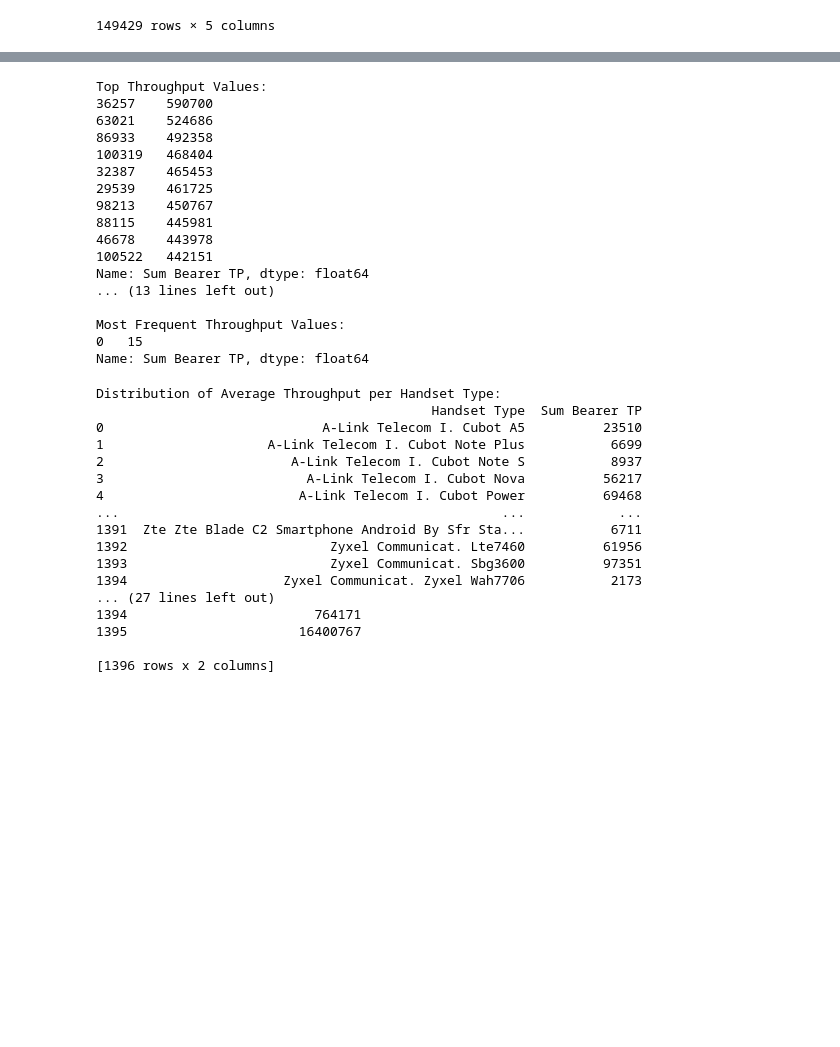
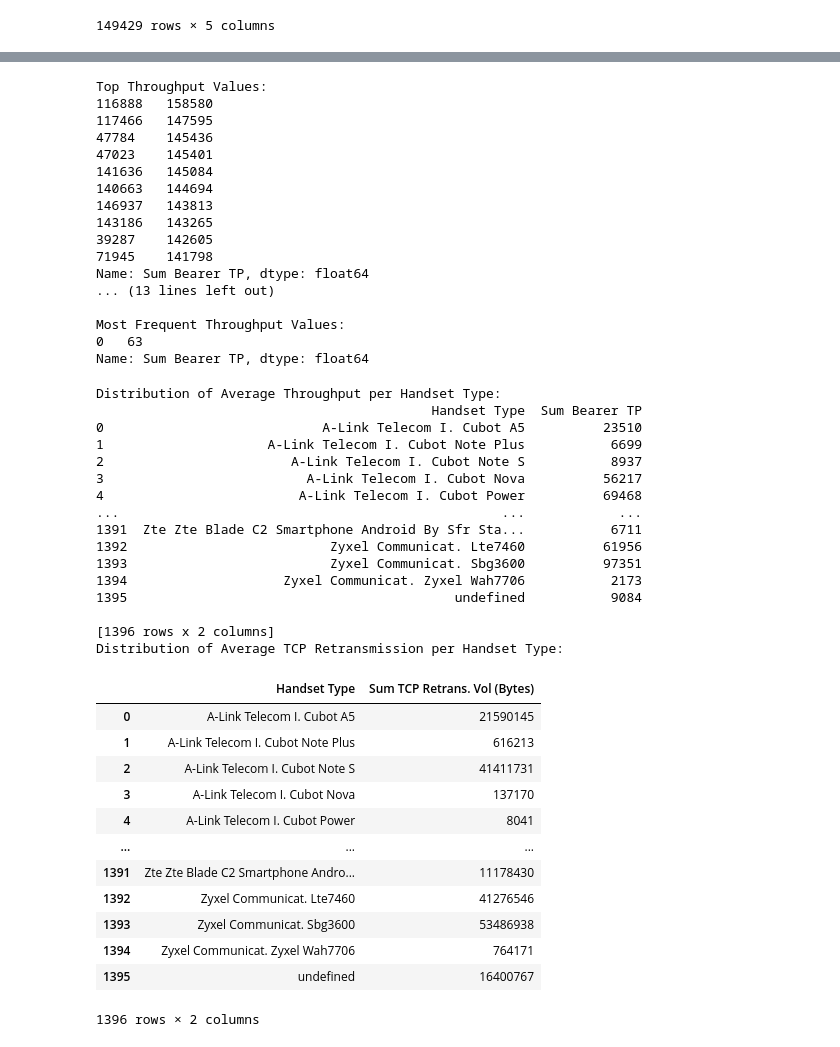
Before and after one commit to merronmuche/telecom_eda, a Jupyter notebook: eda_task_4.ipynb, the cells around one changed output, grey strips where cells are left out. Saved outputs shown, nothing was run; the diff lists cells and outputs as text; code cells hidden in the pictures; blank space fills up the shorter version.

```diff
--- a/eda_task_4.ipynb
+++ b/eda_task_4.ipynb
@@ -295,9 +285,9 @@ Most Frequent RTT Values:
 Name: Sum RTT, dtype: float64
 # %%
 # Top 10 Throughput values
-top_throughput_values = grouped_df['Sum Bearer TP'].nlargest(10)
-bottom_throughput_values = grouped_df['Sum Bearer TP'].nsmallest(10)
-most_frequent_throughput_values = grouped_df['Sum Bearer TP'].mode()
+top_throughput_values = df_important['Sum Bearer TP'].nlargest(10)
+bottom_throughput_values = df_important['Sum Bearer TP'].nsmallest(10)
+most_frequent_throughput_values = df_important['Sum Bearer TP'].mode()
 
 print("Top Throughput Values:")
 print(top_throughput_values)
@@ -309,47 +299,59 @@ print("\nMost Frequent Throughput Values:")
 print(most_frequent_throughput_values)
 # %% [output]
 Top Throughput Values:
-36257    590700
-63021    524686
-86933    492358
-100319   468404
-32387    465453
-29539    461725
-98213    450767
-88115    445981
-46678    443978
-100522   442151
+116888   158580
+117466   147595
+47784    145436
+47023    145401
+141636   145084
+140663   144694
+146937   143813
+143186   143265
+39287    142605
+71945    141798
 Name: Sum Bearer TP, dtype: float64
 ... (13 lines left out)
 
 Most Frequent Throughput Values:
-0   15
+0   63
 Name: Sum Bearer TP, dtype: float64
 # %%
 # Distribution of the average throughput per handset type
 average_throughput_per_handset = df_important.groupby('Handset Type')['Sum Bearer TP'].mean().reset_index()
 print("Distribution of Average Throughput per Handset Type:")
 print(average_throughput_per_handset)
 
 # Distribution of the avg TCP retransmission view per handset type
 avg_tcp_r_per_handset = df_important.groupby('Handset Type')['Sum TCP Retrans. Vol (Bytes)'].mean().reset_index()
 print("Distribution of Average TCP Retransmission per Handset Type:")
-print(avg_tcp_r_per_handset)
+avg_tcp_r_per_handset
 # %% [output]
 Distribution of Average Throughput per Handset Type:
                                            Handset Type  Sum Bearer TP
 0                            A-Link Telecom I. Cubot A5          23510
 1                     A-Link Telecom I. Cubot Note Plus           6699
 2                        A-Link Telecom I. Cubot Note S           8937
 3                          A-Link Telecom I. Cubot Nova          56217
 4                         A-Link Telecom I. Cubot Power          69468
 ...                                                 ...            ...
 1391  Zte Zte Blade C2 Smartphone Android By Sfr Sta...           6711
 1392                          Zyxel Communicat. Lte7460          61956
 1393                          Zyxel Communicat. Sbg3600          97351
 1394                    Zyxel Communicat. Zyxel Wah7706           2173
-... (27 lines left out)
-1394                        764171
-1395                      16400767
+1395                                          undefined           9084
 
 [1396 rows x 2 columns]
+Distribution of Average TCP Retransmission per Handset Type:
+|  | Handset Type | Sum TCP Retrans. Vol (Bytes) |
+| 0 | A-Link Telecom I. Cubot A5 | 21590145 |
+| 1 | A-Link Telecom I. Cubot Note Plus | 616213 |
+| 2 | A-Link Telecom I. Cubot Note S | 41411731 |
+| 3 | A-Link Telecom I. Cubot Nova | 137170 |
+| 4 | A-Link Telecom I. Cubot Power | 8041 |
+| ... | ... | ... |
+| 1391 | Zte Zte Blade C2 Smartphone Andro... | 11178430 |
+| 1392 | Zyxel Communicat. Lte7460 | 41276546 |
+| 1393 | Zyxel Communicat. Sbg3600 | 53486938 |
+| 1394 | Zyxel Communicat. Zyxel Wah7706 | 764171 |
+| 1395 | undefined | 16400767 |
+1396 rows × 2 columns
```
Also changed, not shown: parts of 9 cells of this notebook, 1 other file.
